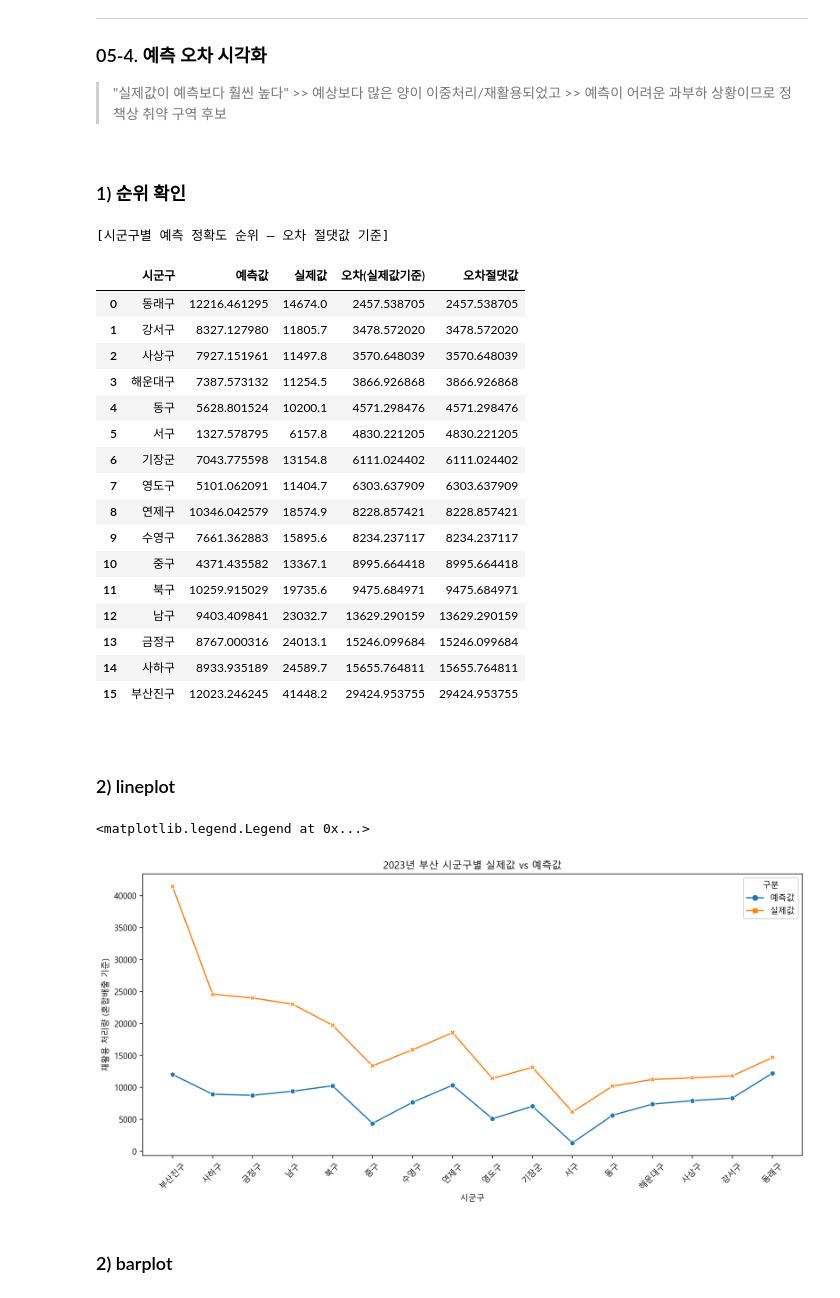
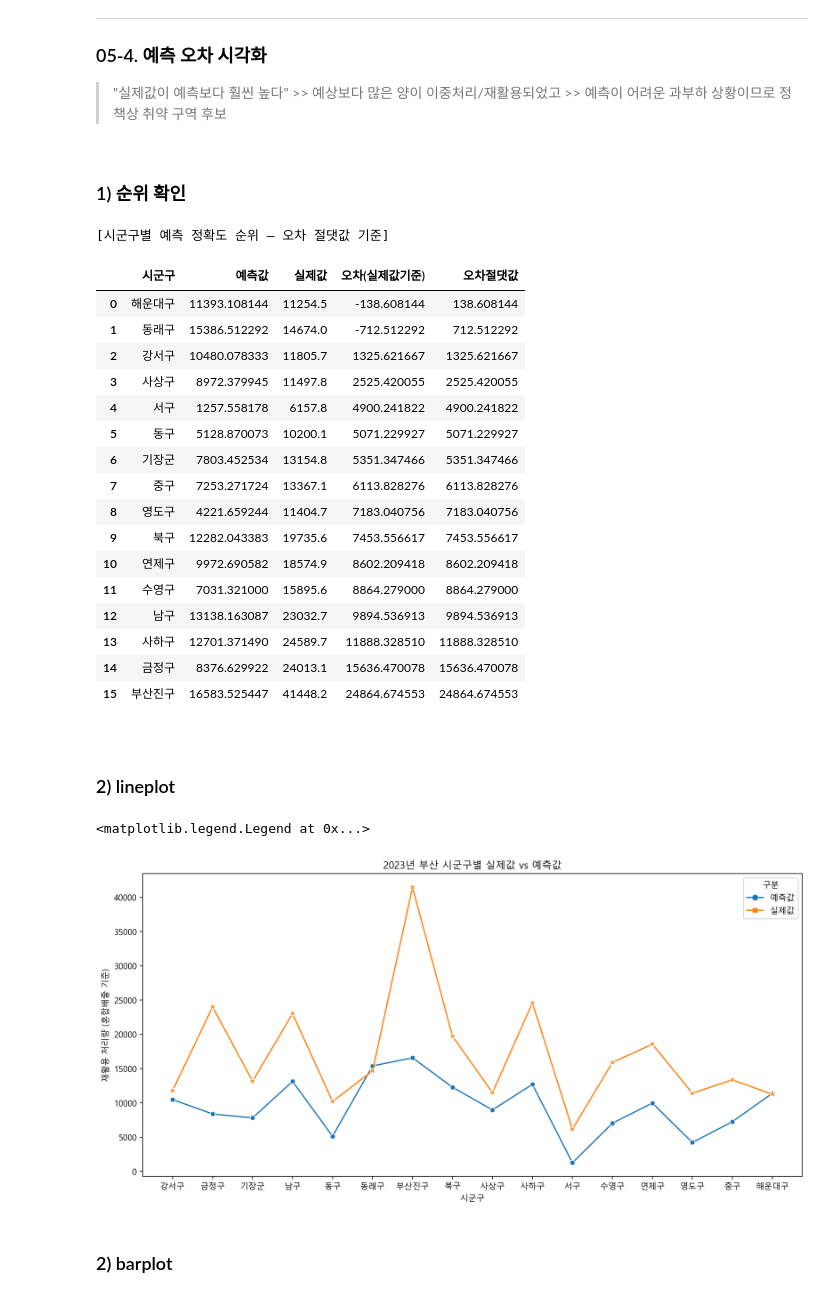
Before and after one commit to kimsang0220/Busan_Big_Data, a Jupyter notebook: KBR/7_성능테스트(logged).ipynb, the cells around one changed output. Saved outputs shown, nothing was run; the diff lists cells and outputs as text; code cells hidden in the pictures.

```diff
--- a/KBR/7_성능테스트.ipynb
+++ b/KBR/7_성능테스트(logged).ipynb
@@ -609,8 +609,8 @@ Index(['행정구역', '혼합배출_후_재활용량', '시도', '시군구', '
 df_test_2023 = df[df['연도_2023'] == 1].copy().reset_index(drop=True)
 
 # 그 외 데이터 (2023년 부산 제외) → 훈련/검증용
-df_modeling = df[~((df['연도_2023'] == 1) & (df['시도'] == '부산'))].copy()
+df_modeling = df[~(df['연도_2023'] == 1)].copy()
 
-print(f"23년 부산 데이터프레임 shape: {df_busan23.shape}")
+print(f"23년 부산 데이터프레임 shape: {df_test_2023.shape}")
 print(f"train-validation용 데이터프레임 shape: {df_modeling.shape}")
 # %% [output]
@@ -725,7 +714,7 @@ plot_model_performance_and_importance(results_set9)
 from sklearn.model_selection import RandomizedSearchCV, GridSearchCV
 from scipy.stats import randint
 # %%
-selected_features = ['총인구수', '단독주택비율', '2인가구_비율', '4인가구_비율']
+selected_features = ['총인구수', '단독주택비율', '연립주택비율', '2인가구_비율', '4인가구_비율']
 X = df_modeling[selected_features]
 y = df_modeling['log_혼합배출_후_재활용량']
 
@@ -816,10 +846,7 @@ X_train, X_val, y_train, y_val = train_test_split(X, y, test_size=0.2, random_st
 # %%
 # GridSearch를 통해 찾은 가장 높은 성능을 보이는 모델 정의
 model = RandomForestRegressor(
-    n_estimators=150,
-    max_depth=13,
-    min_samples_leaf=1,
-    min_samples_split=2,
+    n_estimators=250,
     random_state=42
 )
 model.fit(X_train, y_train)
@@ -917,52 +946,48 @@ df_busan_2023[['시군구', '예측값', '실제값', '오차(실제값기준)']
 ### 1) 순위 확인
 # %%
 # 부산 구별 예측 정확도 순위 (예측 오차가 작은 순서대로 — 절댓값 기준)
-df_busan23['오차절댓값'] = df_busan23['오차(실제값기준)'].abs()
-accuracy_ranking = df_busan23.sort_values(by='오차절댓값').reset_index(drop=True)
+df_busan_2023['오차절댓값'] = df_busan_2023['오차(실제값기준)'].abs()
+accuracy_ranking = df_busan_2023.sort_values(by='오차절댓값').reset_index(drop=True)
 
 print("\n[시군구별 예측 정확도 순위 — 오차 절댓값 기준]")
 accuracy_ranking[['시군구', '예측값', '실제값', '오차(실제값기준)', '오차절댓값']]
 # %% [output]
 [시군구별 예측 정확도 순위 — 오차 절댓값 기준]
 |  | 시군구 | 예측값 | 실제값 | 오차(실제값기준) | 오차절댓값 |
-| 0 | 동래구 | 12216.461295 | 14674.0 | 2457.538705 | 2457.538705 |
-| 1 | 강서구 | 8327.127980 | 11805.7 | 3478.572020 | 3478.572020 |
-| 2 | 사상구 | 7927.151961 | 11497.8 | 3570.648039 | 3570.648039 |
-| 3 | 해운대구 | 7387.573132 | 11254.5 | 3866.926868 | 3866.926868 |
-| 4 | 동구 | 5628.801524 | 10200.1 | 4571.298476 | 4571.298476 |
-| 5 | 서구 | 1327.578795 | 6157.8 | 4830.221205 | 4830.221205 |
-| 6 | 기장군 | 7043.775598 | 13154.8 | 6111.024402 | 6111.024402 |
-| 7 | 영도구 | 5101.062091 | 11404.7 | 6303.637909 | 6303.637909 |
-| 8 | 연제구 | 10346.042579 | 18574.9 | 8228.857421 | 8228.857421 |
-| 9 | 수영구 | 7661.362883 | 15895.6 | 8234.237117 | 8234.237117 |
-| 10 | 중구 | 4371.435582 | 13367.1 | 8995.664418 | 8995.664418 |
-| 11 | 북구 | 10259.915029 | 19735.6 | 9475.684971 | 9475.684971 |
-| 12 | 남구 | 9403.409841 | 23032.7 | 13629.290159 | 13629.290159 |
-| 13 | 금정구 | 8767.000316 | 24013.1 | 15246.099684 | 15246.099684 |
-| 14 | 사하구 | 8933.935189 | 24589.7 | 15655.764811 | 15655.764811 |
-| 15 | 부산진구 | 12023.246245 | 41448.2 | 29424.953755 | 29424.953755 |
+| 0 | 해운대구 | 11393.108144 | 11254.5 | -138.608144 | 138.608144 |
+| 1 | 동래구 | 15386.512292 | 14674.0 | -712.512292 | 712.512292 |
+| 2 | 강서구 | 10480.078333 | 11805.7 | 1325.621667 | 1325.621667 |
+| 3 | 사상구 | 8972.379945 | 11497.8 | 2525.420055 | 2525.420055 |
+| 4 | 서구 | 1257.558178 | 6157.8 | 4900.241822 | 4900.241822 |
+| 5 | 동구 | 5128.870073 | 10200.1 | 5071.229927 | 5071.229927 |
+| 6 | 기장군 | 7803.452534 | 13154.8 | 5351.347466 | 5351.347466 |
+| 7 | 중구 | 7253.271724 | 13367.1 | 6113.828276 | 6113.828276 |
+| 8 | 영도구 | 4221.659244 | 11404.7 | 7183.040756 | 7183.040756 |
+| 9 | 북구 | 12282.043383 | 19735.6 | 7453.556617 | 7453.556617 |
+| 10 | 연제구 | 9972.690582 | 18574.9 | 8602.209418 | 8602.209418 |
+| 11 | 수영구 | 7031.321000 | 15895.6 | 8864.279000 | 8864.279000 |
+| 12 | 남구 | 13138.163087 | 23032.7 | 9894.536913 | 9894.536913 |
+| 13 | 사하구 | 12701.371490 | 24589.7 | 11888.328510 | 11888.328510 |
+| 14 | 금정구 | 8376.629922 | 24013.1 | 15636.470078 | 15636.470078 |
+| 15 | 부산진구 | 16583.525447 | 41448.2 | 24864.674553 | 24864.674553 |
 # %% [markdown]
 <br>
 
 ### 2) lineplot
 # %%
 # 시군구별 예측값/실제값 형태 변환
-df_plot = df_busan23[['시군구', '예측값', '실제값']].melt(id_vars='시군구', var_name='구분', value_name='값')
-
-# 시군구 이름 기준 정렬
-order = df_busan23.sort_values(by='실제값', ascending=False)['시군구']
+df_plot = df_busan_2023[['시군구', '예측값', '실제값']].melt(id_vars='시군구', var_name='구분', value_name='값')
 
 plt.figure(figsize=(12, 6))
 sns.lineplot(data=df_plot, x='시군구', y='값', hue='구분', style='구분', markers=True, dashes=False, sort=False)
-plt.xticks(rotation=45)
 plt.title('2023년 부산 시군구별 실제값 vs 예측값')
 plt.ylabel('재활용 처리량 (혼합배출 기준)')
 plt.xlabel('시군구')
 plt.tight_layout()
 plt.legend(title='구분')
 # %% [output]
 <matplotlib.legend.Legend at 0x...>
-[figure, old version]
+[figure, new version]
 # %% [markdown]
 ### 2) barplot
 # %%
```
Also changed, not shown: parts of 24 cells of this notebook.
